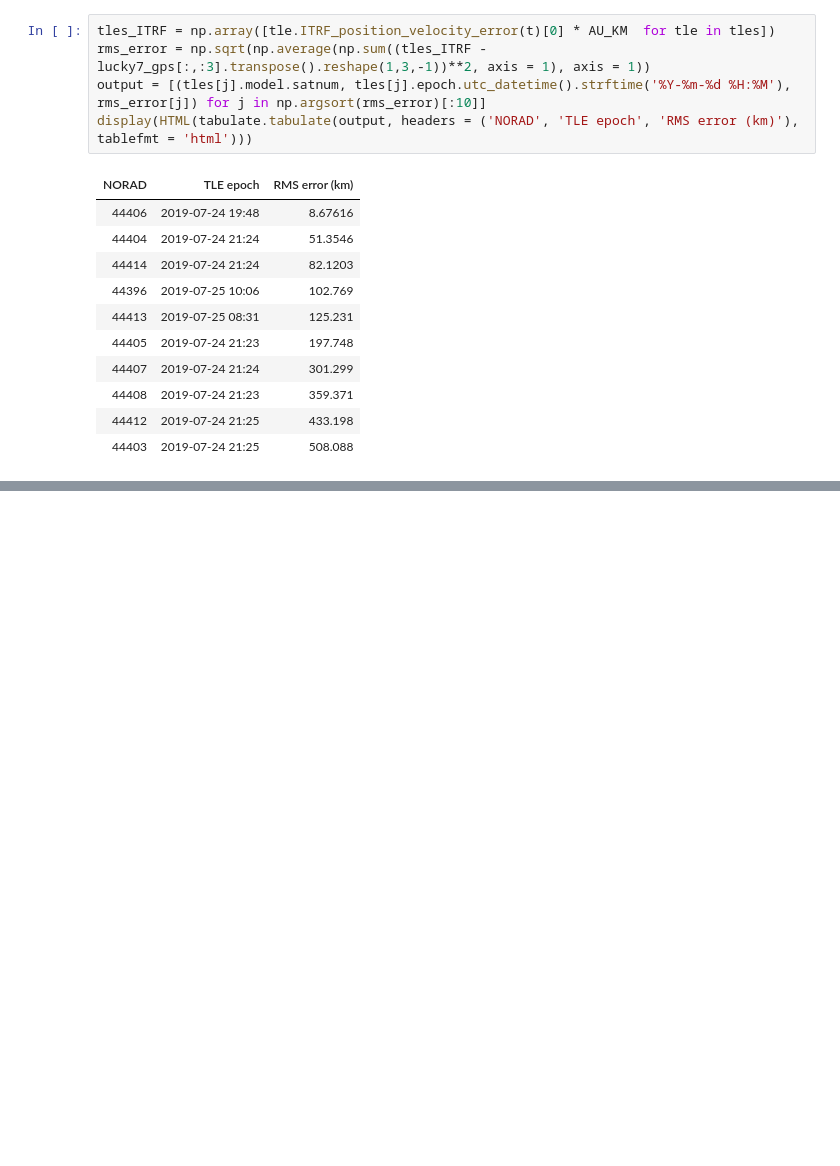
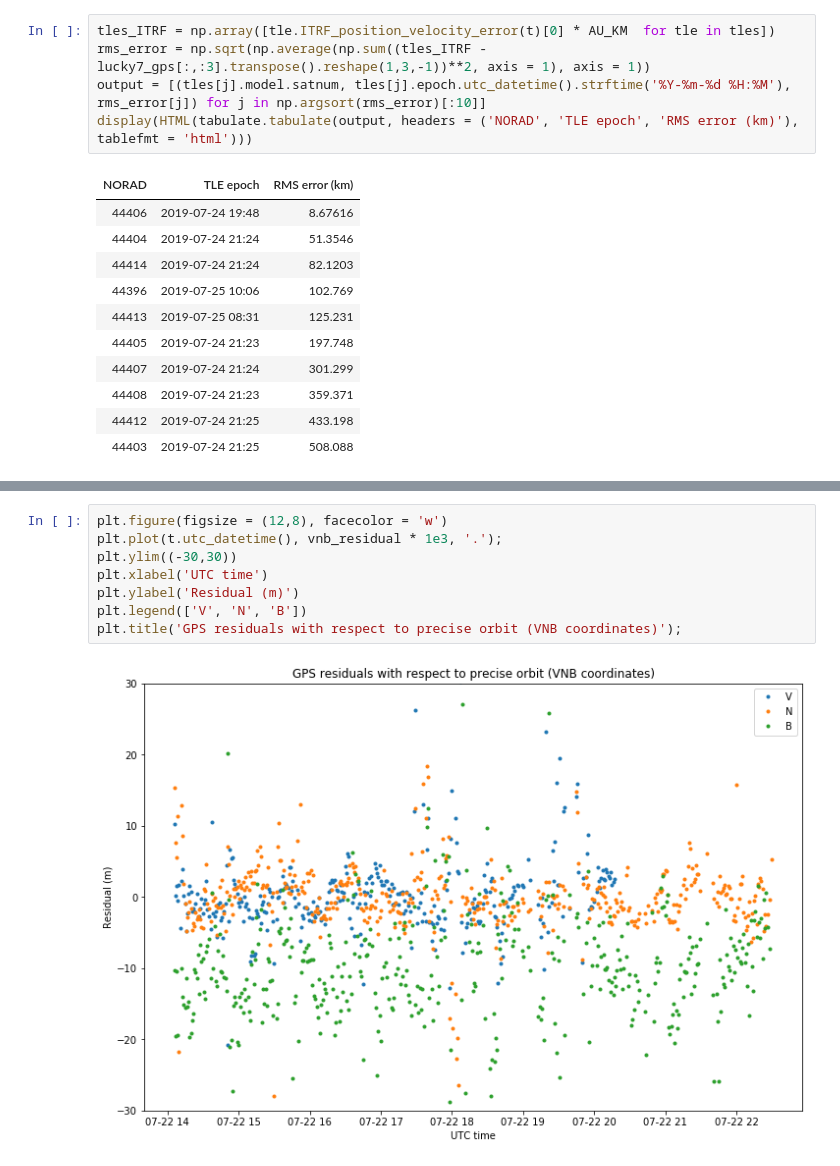
Before and after one commit to daniestevez/jupyter_notebooks, a Jupyter notebook: Lucky-7 orbit.ipynb, the cells around one changed output, grey strips where cells are left out. Cells and saved outputs as stored; diff of their text form; blank space fills up the shorter version.

```diff
--- a/Lucky-7 orbit.ipynb
+++ b/Lucky-7 orbit.ipynb
@@ -112,0 +227,10 @@ display(HTML(tabulate.tabulate(output, headers = ('NORAD', 'TLE epoch', 'RMS err
+# %%
+plt.figure(figsize = (12,8), facecolor = 'w')
+plt.plot(t.utc_datetime(), vnb_residual * 1e3, '.');
+plt.ylim((-30,30))
+plt.xlabel('UTC time')
+plt.ylabel('Residual (m)')
+plt.legend(['V', 'N', 'B'])
+plt.title('GPS residuals with respect to precise orbit (VNB coordinates)');
+# %% [output]
+[figure, added]
```
Also changed, not shown: parts of 24 cells of this notebook, 3 other files.
